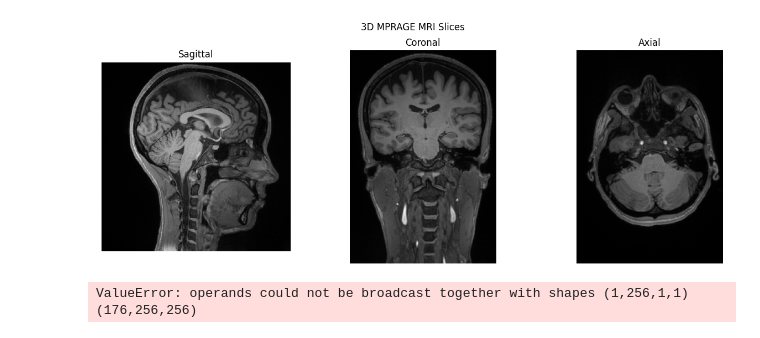
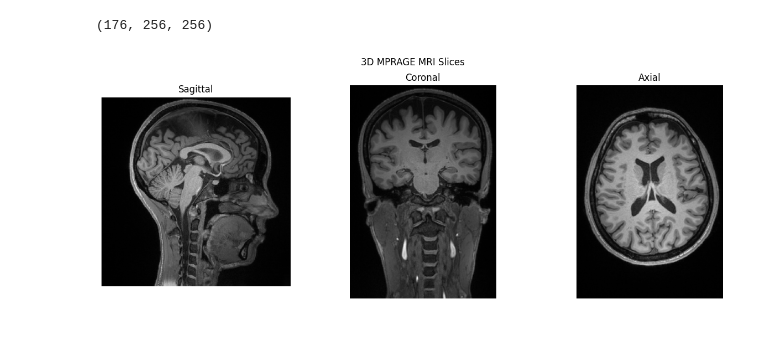
Before and after one commit to MaxStrey/Martinos_MR, a Jupyter notebook: Martinos_project/phantom_generation/phantom_8.ipynb, the cells around one changed output. Saved outputs shown, nothing was run; the diff lists cells and outputs as text; code cells hidden in the pictures.

```diff
--- a/Martinos_project/phantom_generation/phantom_8.ipynb
+++ b/Martinos_project/phantom_generation/phantom_8.ipynb
@@ -4,7 +4,11 @@ import matplotlib.pyplot as plt
 from matplotlib.colors import LogNorm
 from scipy.fft import fftshift, fft2, ifft2
 from mpl_toolkits.mplot3d import Axes3D
+from skimage.transform import resize
 import nibabel as nib
+from scipy.sparse.linalg import lsqr
+import pandas as pd
+from tqdm import tqdm
 
 # Size of the 3D phantom
 x_spins = 176
@@ -13,68 +17,40 @@ z_spins = 256
 
 img = nib.load('mprage.nii')
 
 
 # Get the data as a NumPy array
 mprage = img.get_fdata()
 
 # Create a figure
 fig, axs = plt.subplots(1, 3, figsize=(15, 5))
 
 # Display a slice from each dimension
 # The np.flipud function is used to flip the images
 axs[0].imshow(np.flipud(mprage[mprage.shape[0] // 2, :, :].T), cmap='gray')
 axs[0].set_title('Sagittal')
 
 axs[1].imshow(np.flipud(mprage[:, mprage.shape[1] // 2, :].T), cmap='gray')
 axs[1].set_title('Coronal')
 
-axs[2].imshow(np.flipud(mprage[:, :, mprage.shape[2] // 2].T), cmap='gray')
+axs[2].imshow(np.flipud(mprage[:, :, 180].T), cmap='gray')
 axs[2].set_title('Axial')
+
+print(mprage.shape)
 
 # Remove axes for all subplots
 for ax in axs:
     ax.axis('off')
 
 fig.suptitle('3D MPRAGE MRI Slices')
 plt.show()
 
 gamma = 42.58e6  # Gyromagnetic ratio for hydrogen in Hz/T
-g_mult = 6 # Gradient multiplication factor
-Gx = 0.004755753 * g_mult  # Gradient strength in T/m
-Gy = 0.004755753 * g_mult # Gradient strength in T/m
-Gz = 0.004755753 * g_mult # Gradient strength in T/m
+g_multx = 20 # Gradient multiplication factor in the x direction
+g_multy = 13.6 # Gradient multiplication factor in the y direction
+Gx = 0.004755753 * g_multx  # Gradient strength in T/m
+Gy = 0.004755753 * g_multy # Gradient strength in T/m
+Gz = 0.004755753 * g_multx # Gradient strength in T/m
 #B0 = 1.0  # B0 field in T
 # %% [output]
+(176, 256, 256)
-[figure, old version]
+[figure, new version]
-# %%
-# Time intervals for the gradients
-tau = 2e-3
-time_x = np.linspace(-tau/2,tau/2,x_spins)
-time_y = np.linspace(-tau/2,tau/2,y_spins)
-time_z = np.linspace(-tau/2,tau/2,z_spins)
-
-# B0 field inhomogeneities in the x and y directions
-
-# Gradient fields (assuming same for x and y directions)
-Gx_values = time_x * Gx
-Gy_values = time_y * Gy
-Gz_values = time_z * Gz
-
-# k-space trajectory (assuming same for x and y directions)
-kx_values = gamma * Gx_values
-ky_values = gamma * Gy_values
-kz_values = gamma * Gz_values
-
-
-
-# Plot the k-space values
-fig, axs = plt.subplots(1, 3, figsize=(15, 5))
-axs[0].imshow(np.abs(k_space), cmap='gray')
-axs[0].set_title('k-space')
-axs[1].imshow(np.abs(fftshift(k_space)), cmap='gray')
-axs[1].set_title('k-space')
-axs[2].imshow(np.angle(k_space), cmap='gray')
-axs[2].set_title('k-space')
-plt.show()
-# %% [output]
-ValueError: operands could not be broadcast together with shapes (1,256,1,1) (176,256,256)
```
Also changed, not shown: parts of 3 cells of this notebook, 25 other files.
